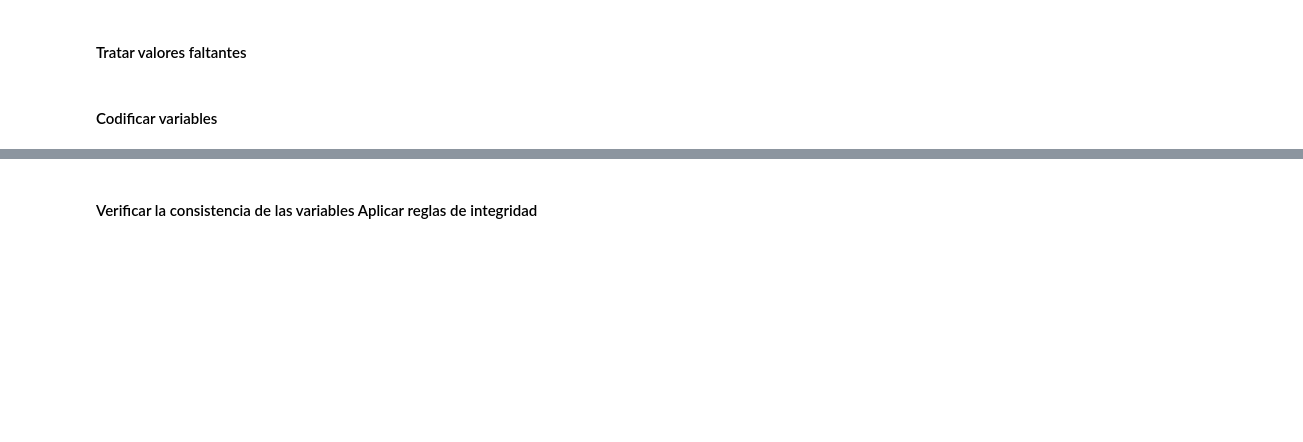
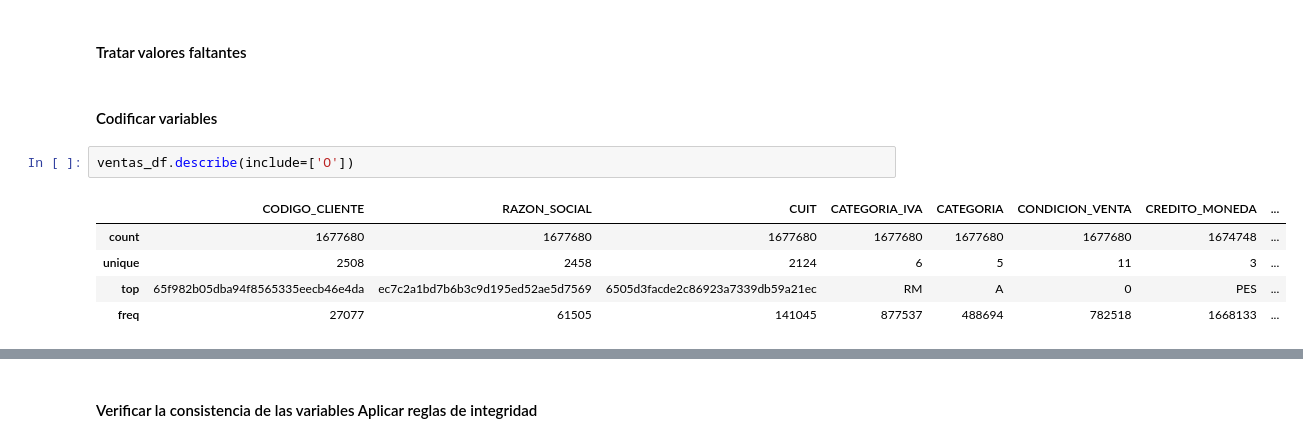
Before and after one commit to david-gonzalez/diplodatos, a Jupyter notebook: analisis_exploratorio_y_curacion_de_datos/Laboratorios/Limpieza De Datos/Laboratorio Limpieza de Datos.ipynb, the cells around one changed output, grey strips where cells are left out. Drawn from its saved outputs; the diff is of its cells as text; blank space fills up the shorter version.

```diff
--- a/analisis_exploratorio_y_curacion_de_datos/Laboratorios/Limpieza De Datos/Laboratorio Limpieza de Datos.ipynb
+++ b/analisis_exploratorio_y_curacion_de_datos/Laboratorios/Limpieza De Datos/Laboratorio Limpieza de Datos.ipynb
@@ -212,3 +215,11 @@ Los nombres de las columnas fueorn verificados al espeficar el typo de datos
 #### Tratar valores faltantes
 # %% [markdown]
 #### Codificar variables
+# %%
+ventas_df.describe(include=['O'])
+# %% [output]
+|  | CODIGO_CLIENTE | RAZON_SOCIAL | CUIT | CATEGORIA_IVA | CATEGORIA | CONDICION_VENTA | CREDITO_MONEDA | ... |
+| count | 1677680 | 1677680 | 1677680 | 1677680 | 1677680 | 1677680 | 1674748 | ... |
+| unique | 2508 | 2458 | 2124 | 6 | 5 | 11 | 3 | ... |
+| top | 65f982b05dba94f8565335eecb46e4da | ec7c2a1bd7b6b3c9d195ed52ae5d7569 | 6505d3facde2c86923a7339db59a21ec | RM | A | 0 | PES | ... |
+| freq | 27077 | 61505 | 141045 | 877537 | 488694 | 782518 | 1668133 | ... |
```
Also changed, not shown: parts of 9 cells of this notebook.
